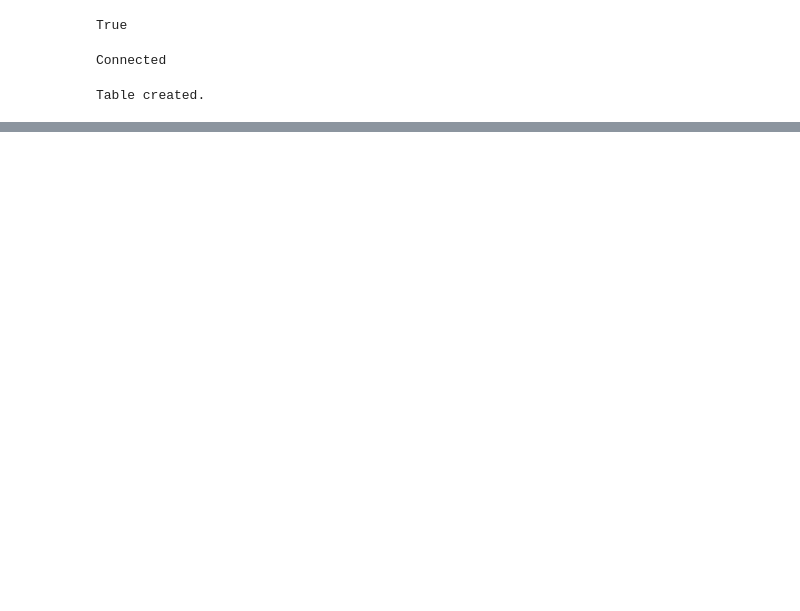
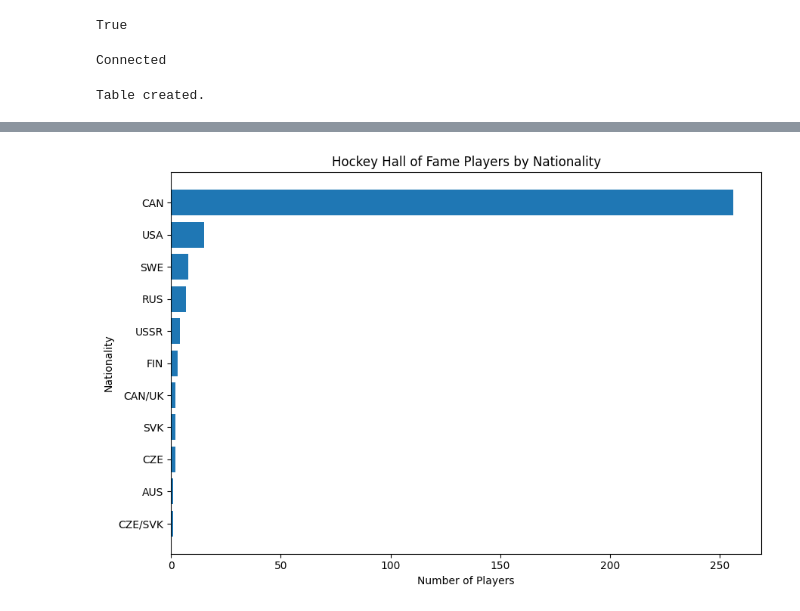
Before and after one commit to carsonbennett1/NHL-HOF-Bound, a Jupyter notebook: player_table_queries/player_data.ipynb, the cells around one changed output, grey strips where cells are left out. Drawn from its saved outputs; the diff is of its cells as text; code cells hidden in the pictures; blank space fills up the shorter version.

```diff
--- a/player_table_queries/player_data.ipynb
+++ b/player_table_queries/player_data.ipynb
@@ -67,0 +92,20 @@ con.execute("SELECT * FROM players").df()
+# %%
+nationality_counts = nationality_counts.sort_values(
+    'player_count', ascending=True
+)
+
+plt.figure(figsize=(9, 6))
+
+plt.barh(
+    nationality_counts['nationality'],
+    nationality_counts['player_count']
+)
+
+plt.xlabel('Number of Players')
+plt.ylabel('Nationality')
+plt.title('Hockey Hall of Fame Players by Nationality')
+
+plt.tight_layout()
+plt.show()
+# %% [output]
+[figure, added]
```
Also changed, not shown: parts of 6 cells of this notebook.
